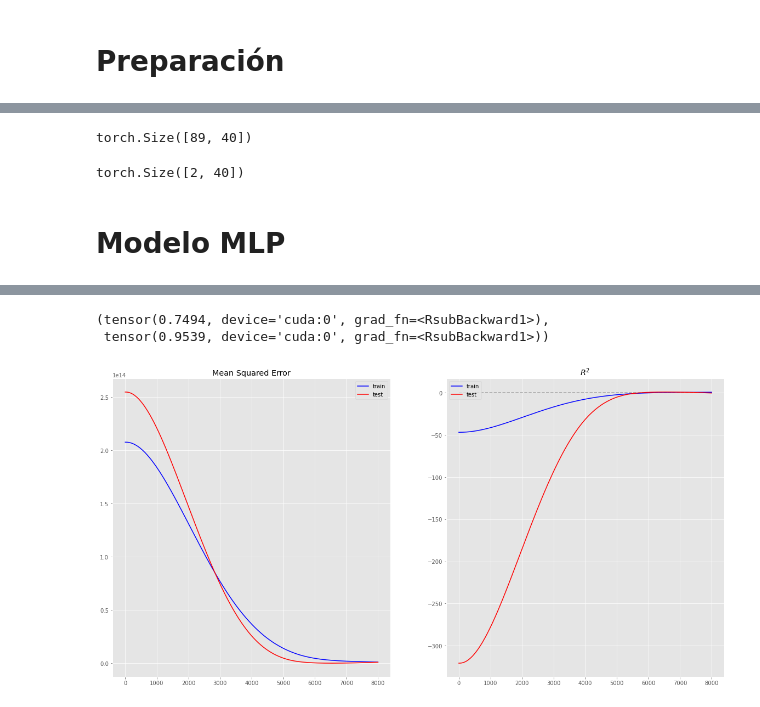
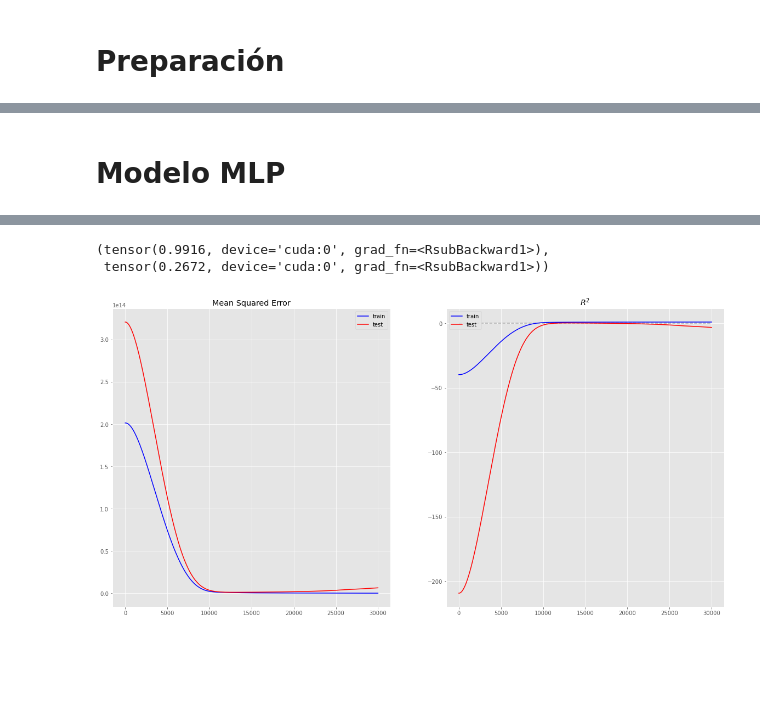
Before and after one commit to magmapinguin/Estimacion-del-PIB-mediante-Ciencia-de-datos, a Jupyter notebook: Notebooks/modelado.ipynb, the cells around one changed output, grey strips where cells are left out. Saved outputs shown, nothing was run; the diff lists cells and outputs as text; code cells hidden in the pictures; blank space fills up the shorter version.

```diff
--- a/Notebooks/modelado.ipynb
+++ b/Notebooks/modelado.ipynb
@@ -135,7 +133,7 @@ def preparar_entrada(X, y, k):
     y_new = torch.Tensor(yl).to(dev)
     return X_new, y_new
 # %%
-t_ventana = 10
+t_ventana = 4
 X_train_t, y_train_t = preparar_entrada(X_train_r, y_train, t_ventana)
 X_test_t, y_test_t = preparar_entrada(X_test_r, y_test, t_ventana)
 # %%
@@ -145,11 +143,3 @@ X_train.shape
-# %%
-X_train_t.shape
-# %% [output]
-torch.Size([89, 40])
-# %%
-X_test_t.shape
-# %% [output]
-torch.Size([2, 40])
 # %%
 def calcular_r2(y_pred, y_true):
     ss_res = ((y_true - y_pred)**2).sum()
@@ -183,7 +173,7 @@ red.to(dev)
 loss_function = nn.MSELoss()
 optimizer = optim.Adam(red.parameters(), lr=0.01)
 
-epochs = 8000
+epochs = 30_000
 mse_train = []
 mse_test = []
 
@@ -233,6 +223,6 @@ Wall time: 13.3 s
-(tensor(0.7494, device='cuda:0', grad_fn=<RsubBackward1>),
- tensor(0.9539, device='cuda:0', grad_fn=<RsubBackward1>))
+(tensor(0.9916, device='cuda:0', grad_fn=<RsubBackward1>),
+ tensor(0.2672, device='cuda:0', grad_fn=<RsubBackward1>))
-[figure, old version]
+[figure, new version]
 # %% [markdown]
 # Notas:
 * Al parecer Adagrad es una cagada, o de menos no lo sabemos usar bien ("nosotros somos la cagada" - Óscar)
```
Also changed, not shown: parts of 29 cells of this notebook.
